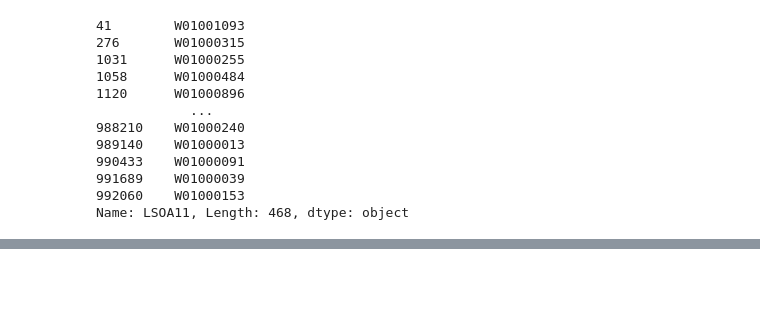
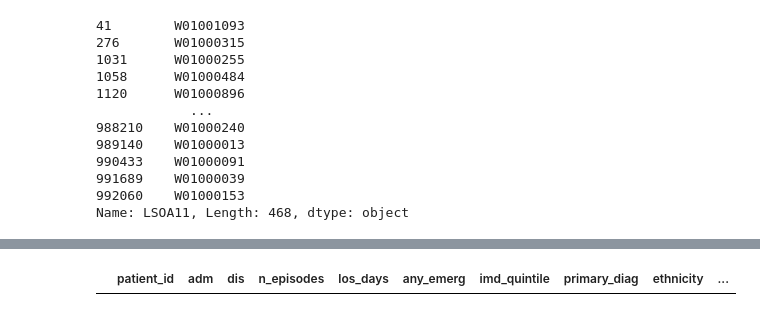
Before and after one commit to khizer-i/respiratory-admissions, a Jupyter notebook: notebooks/01_data_quality.ipynb, the cells around one changed output, grey strips where cells are left out. Cells and saved outputs as stored; diff of their text form; code cells hidden in the pictures; blank space fills up the shorter version.

```diff
--- a/notebooks/01_data_quality.ipynb
+++ b/notebooks/01_data_quality.ipynb
@@ -179,0 +205,5 @@ J00-J99
+# %%
+# Respiratory admissions only check
+df[df["is_respiratory"] != True]
+# %% [output]
+|  | patient_id | adm | dis | n_episodes | los_days | any_emerg | imd_quintile | primary_diag | ethnicity | ... |
```
Also changed, not shown: parts of 21 cells of this notebook, 3 other files.
